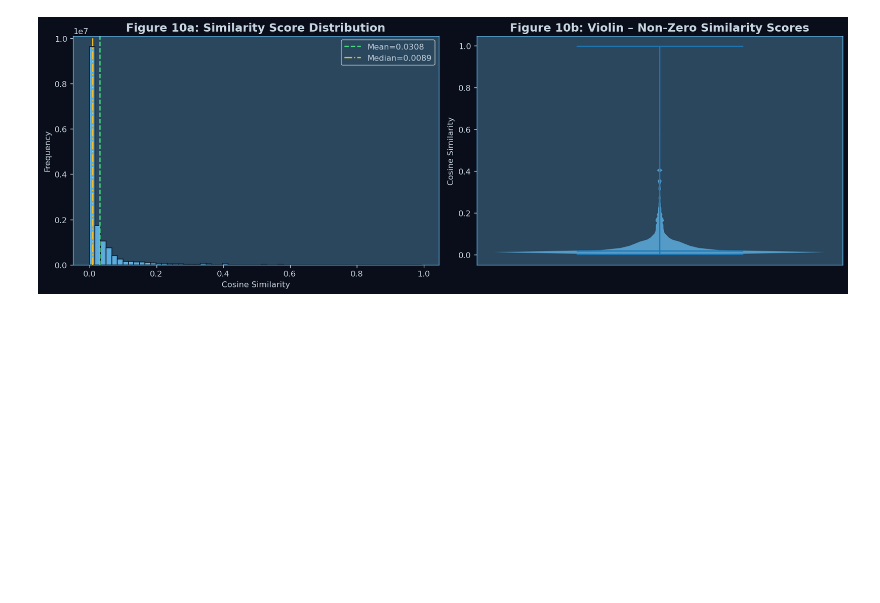
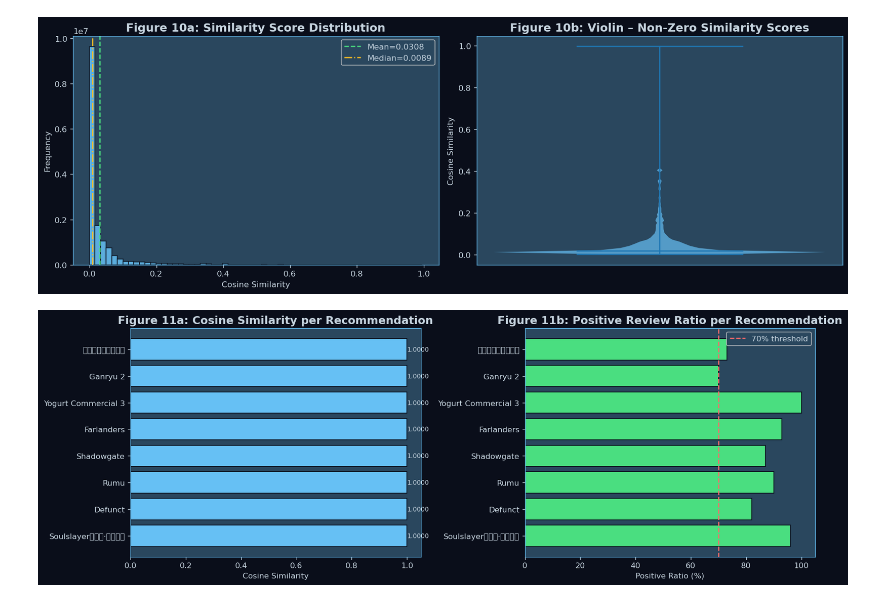
Before and after one commit to keshabbhattarai126/GamesRecommendationOnSteam, a Jupyter notebook: steam_game_recommender.ipynb, the cells around one changed output. Drawn from its saved outputs; the diff is of its cells as text; code cells hidden in the pictures; blank space fills up the shorter version.

```diff
--- a/steam_game_recommender.ipynb
+++ b/steam_game_recommender.ipynb
@@ -485,3 +485,30 @@ Std:     0.06193
 Max:     0.99591
 % > 0:   68.66%
 [figure]
+# %%
+# ── Figure 11: Recommendation Output ──
+if not demo.empty:
+    fig, axes = plt.subplots(1,2,figsize=(14,5))
+
+    axes[0].barh(demo['Title'].str[:28], demo['Similarity'],
+                 color=STEAM_BLUE, edgecolor=STEAM_DARK)
+    axes[0].invert_yaxis()
+    axes[0].set_title('Figure 11a: Cosine Similarity per Recommendation')
+    axes[0].set_xlabel('Cosine Similarity')
+    for i, v in enumerate(demo['Similarity']):
+        axes[0].text(v+0.0005, i, f'{v:.4f}', va='center', fontsize=8)
+
+    bar_colors = [STEAM_GREEN if r>=70 else STEAM_BLUE for r in demo['Positive Ratio']]
+    axes[1].barh(demo['Title'].str[:28], demo['Positive Ratio'],
+                 color=bar_colors, edgecolor=STEAM_DARK)
+    axes[1].invert_yaxis()
+    axes[1].set_title('Figure 11b: Positive Review Ratio per Recommendation')
+    axes[1].set_xlabel('Positive Ratio (%)')
+    axes[1].axvline(70, color='#ff6b6b', linestyle='--', label='70% threshold')
+    axes[1].legend()
+
+    plt.tight_layout()
+    plt.savefig('fig11_recommendation_output.png', bbox_inches='tight')
+    plt.show()
+# %% [output]
+[figure, added]
```
Also changed, not shown: parts of 1 cell of this notebook.
